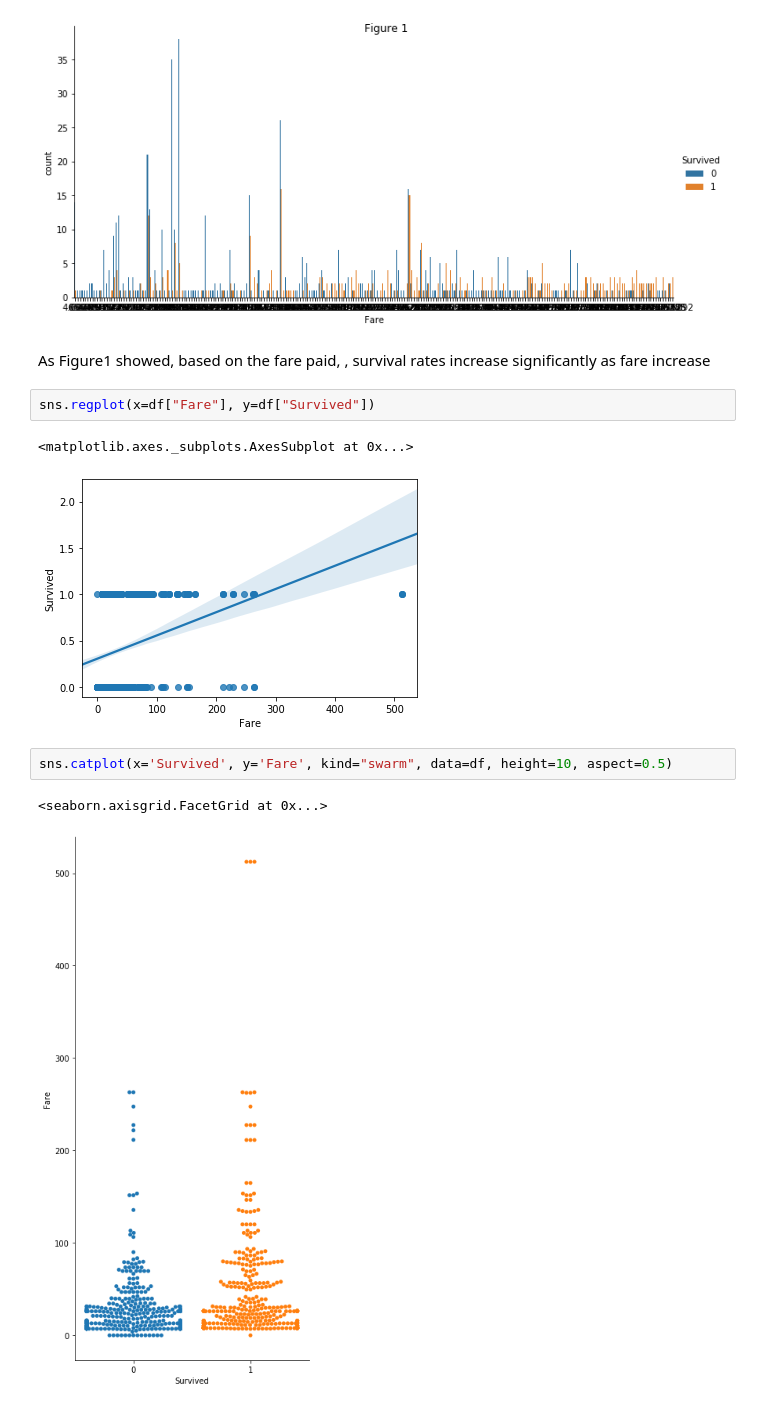
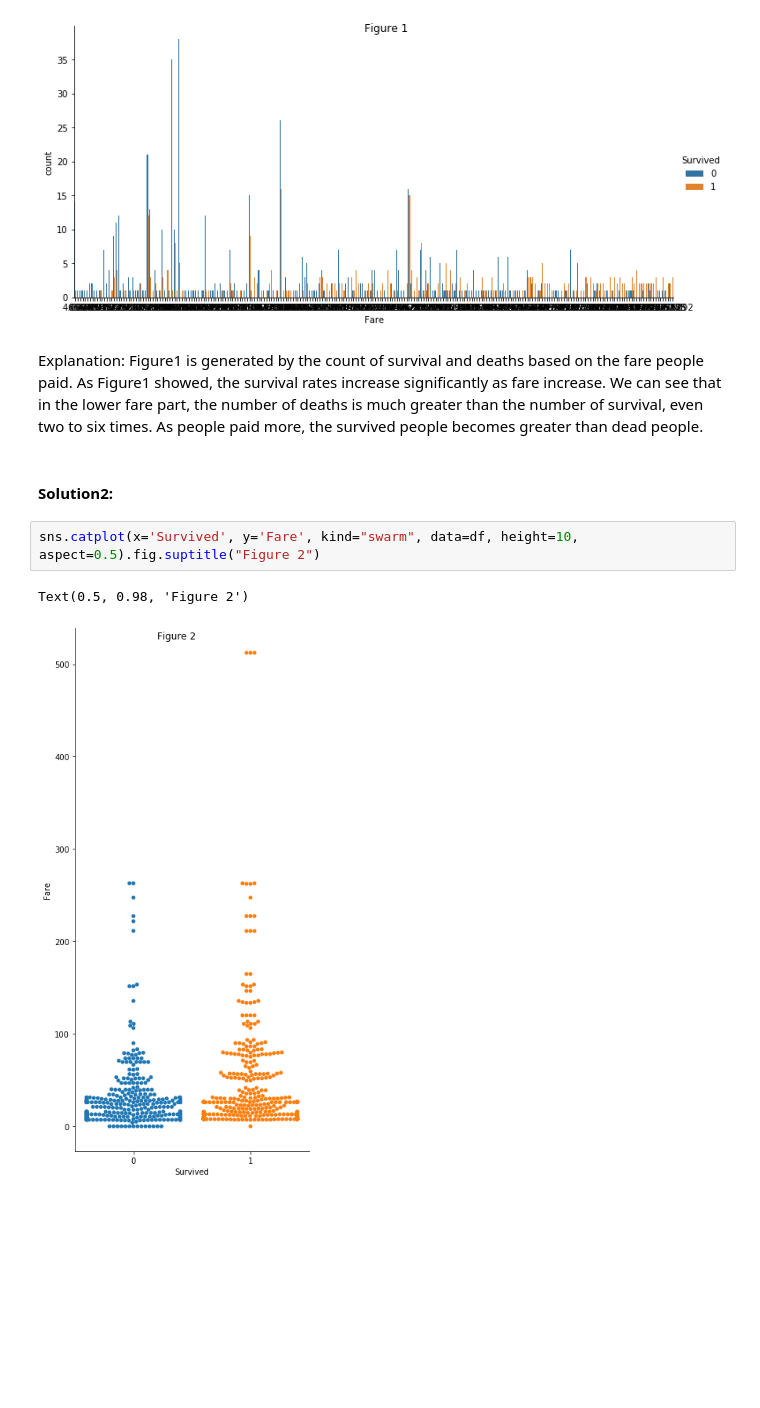
Before and after one commit to USF-CS-663-Spring-2020/lab-02-titanic-linjing0207, a Jupyter notebook: Lab2.ipynb, the cells around one changed output. Drawn from its saved outputs; the diff is of its cells as text; blank space fills up the shorter version.

```diff
--- a/Lab2.ipynb
+++ b/Lab2.ipynb
@@ -46,15 +48,15 @@ sns.catplot(x = 'Fare', kind = 'count', hue = 'Survived', data = df,  height = 5
 # %% [output]
 Text(0.5, 0.98, 'Figure 1')
 [figure]
-# %% [markdown]
-As Figure1 showed, based on the fare paid, , survival rates increase significantly as fare increase
-# %%
-sns.regplot(x=df["Fare"], y=df["Survived"])
-# %% [output]
-<matplotlib.axes._subplots.AxesSubplot at 0x...>
-[figure, removed]
+# %% [markdown]
+Explanation:
+Figure1 is generated by the count of survival and deaths based on the fare people paid.
+As Figure1 showed, the survival rates increase significantly as fare increase.
+We can see that in the lower fare part, the number of deaths is much greater than the number of survival, even two to six times. As people paid more, the survived people becomes greater than dead people.
+# %% [markdown]
+#### Solution2:
 # %%
-sns.catplot(x='Survived', y='Fare', kind="swarm", data=df, height=10, aspect=0.5)
+sns.catplot(x='Survived', y='Fare', kind="swarm", data=df, height=10, aspect=0.5).fig.suptitle("Figure 2")
 # %% [output]
-<seaborn.axisgrid.FacetGrid at 0x...>
+Text(0.5, 0.98, 'Figure 2')
-[figure, old version]
+[figure, new version]
```
Also changed, not shown: parts of 2 cells of this notebook.
